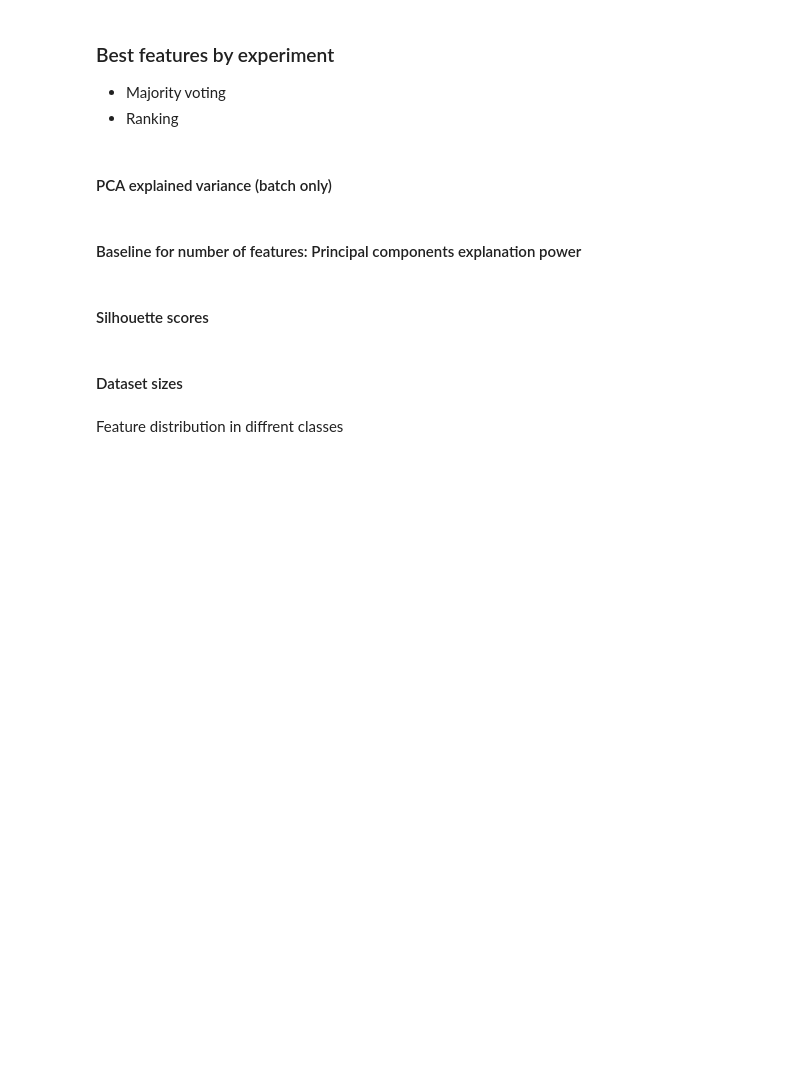
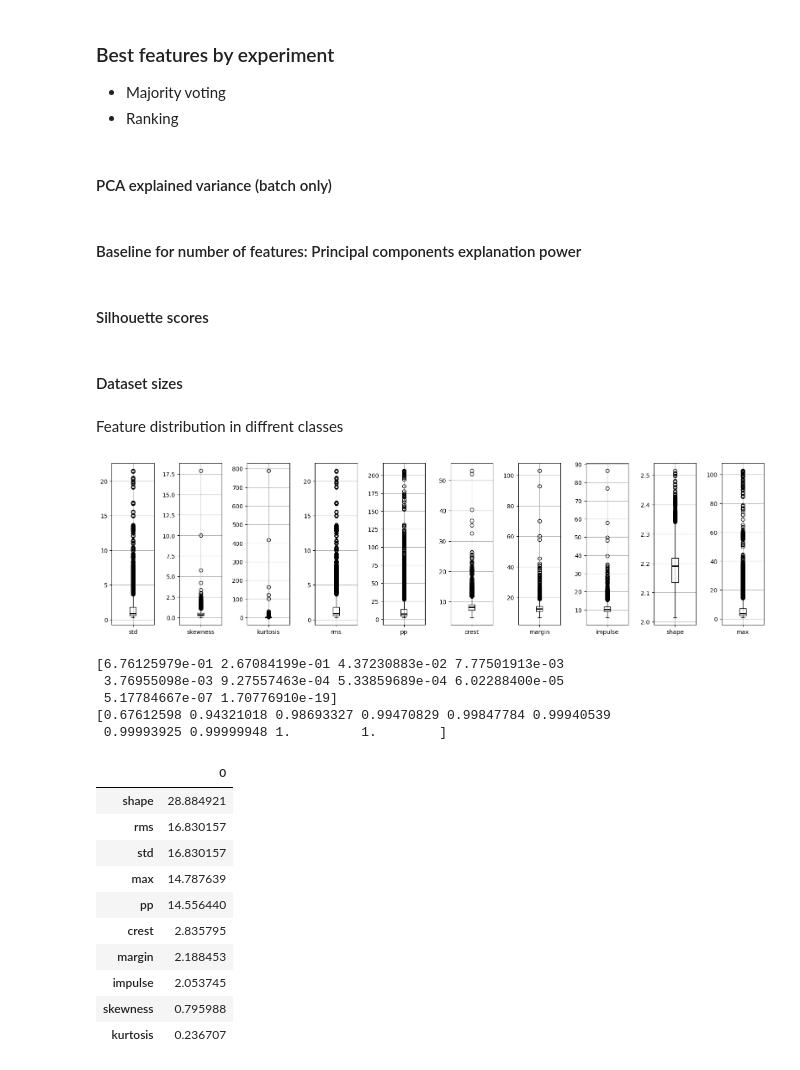
Before and after one commit to etakerim/masters-thesis, a Jupyter notebook: notebooks/FeatureSelection/FeatureSummary.ipynb, the cells around one changed output. Drawn from its saved outputs; the diff is of its cells as text; code cells hidden in the pictures; blank space fills up the shorter version.

```diff
--- a/notebooks/FeatureSelection/FeatureSummary.ipynb
+++ b/notebooks/FeatureSelection/FeatureSummary.ipynb
@@ -768,0 +800,60 @@ boxplot_features(batch_initial_conditions)
+# %%
+boxprops = dict(linewidth=1, color='k')
+medianprops = dict(linewidth=2, color='k')
+X, Y = load_whole_dataset(TD_FEATURES, 'temporal')
+X.plot(
+    kind='box',
+    subplots=True,
+    sharey=False,
+    figsize=(20, 5),
+    grid=True,
+    boxprops=boxprops,
+    medianprops=medianprops,
+    whiskerprops=boxprops,
+    capprops=boxprops
+
+)
+
+corrs = {}
+for col in X.columns:
+    corrs[col] = np.corrcoef(X[col], Y)[0, 1]
+
+plt.subplots_adjust(wspace=0.6)
+#plt.tight_layout()
+plt.show()
+#pd.DataFrame.from_records([corrs]).T.describe()
+
+x_scaled = pd.DataFrame()
+x_scaled[X.columns] = MinMaxScaler().fit_transform(X)
+vars = {}
+
+X_td = X.copy()
+pca_td = PCA(n_components=10)
+X_pca = pca_td.fit_transform(x_scaled)
+print(pca_td.explained_variance_ratio_)
+print(np.cumsum(pca_td.explained_variance_ratio_))
+
+for col in x_scaled.columns:
+    vars[col] = np.var(x_scaled[col])
+vars = pd.DataFrame.from_records([vars]).T
+
+
+(100 * (vars / vars.sum())).sort_values(by=0, ascending=False)
+# %% [output]
+[figure, added]
+[6.76125979e-01 2.67084199e-01 4.37230883e-02 7.77501913e-03
+ 3.76955098e-03 9.27557463e-04 5.33859689e-04 6.02288400e-05
+ 5.17784667e-07 1.70776910e-19]
+[0.67612598 0.94321018 0.98693327 0.99470829 0.99847784 0.99940539
+ 0.99993925 0.99999948 1.         1.        ]
+|  | 0 |
+| shape | 28.884921 |
+| rms | 16.830157 |
+| std | 16.830157 |
+| max | 14.787639 |
+| pp | 14.556440 |
+| crest | 2.835795 |
+| margin | 2.188453 |
+| impulse | 2.053745 |
+| skewness | 0.795988 |
+| kurtosis | 0.236707 |
```
Also changed, not shown: parts of 12 cells of this notebook, 13 other files.
